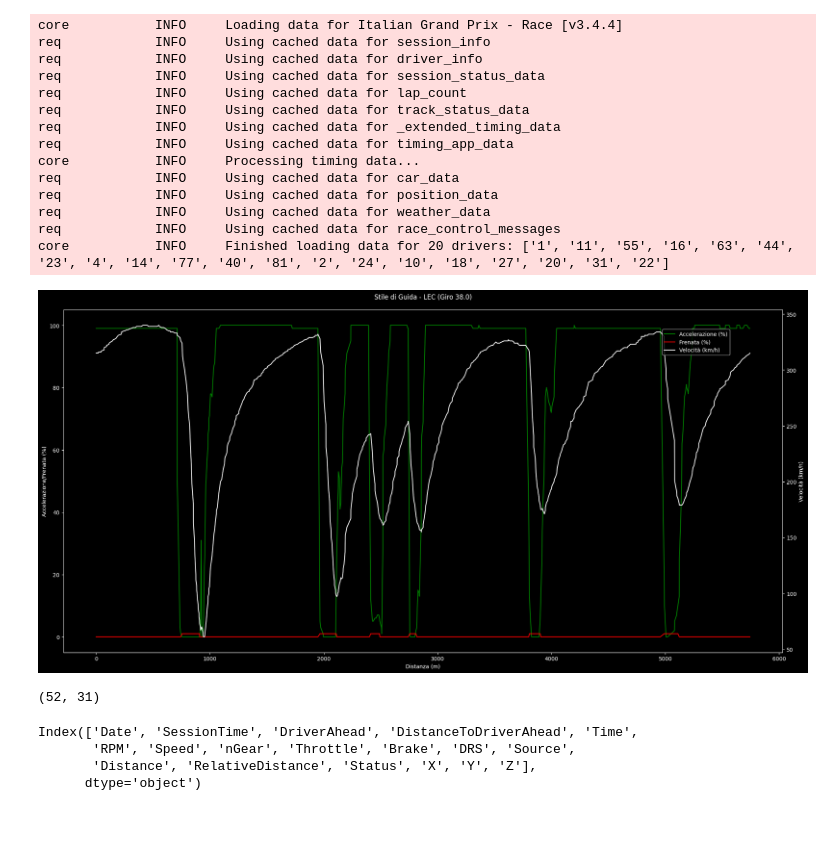
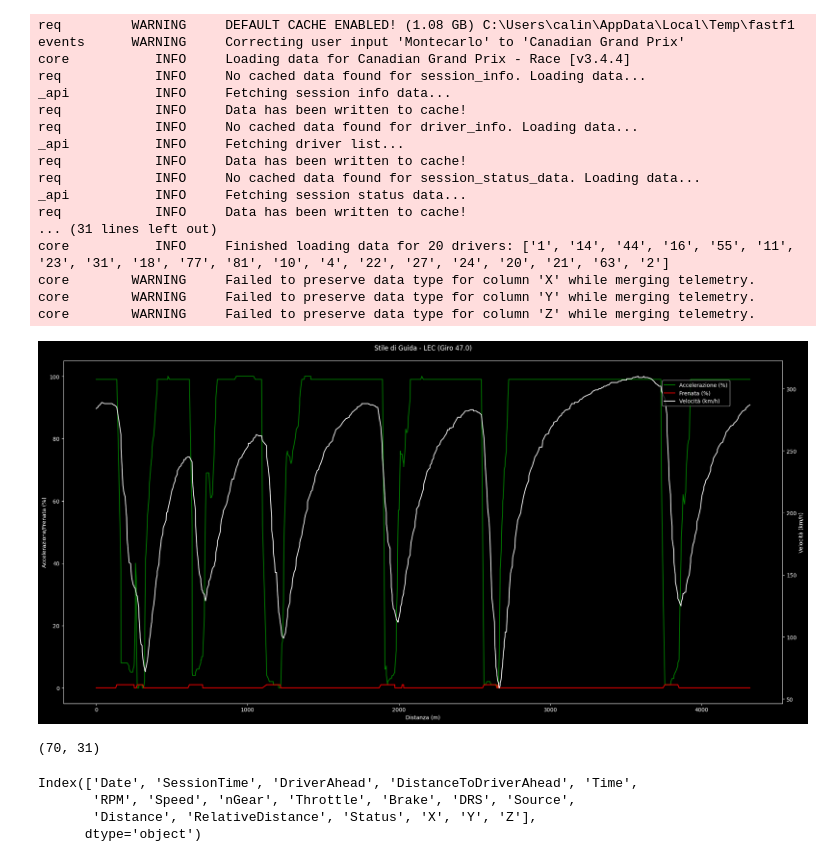
Before and after one commit to Vladinsky/fasftF1, a Jupyter notebook: stile_di_guida.ipynb, the cells around one changed output. Saved outputs shown, nothing was run; the diff lists cells and outputs as text; code cells hidden in the pictures; blank space fills up the shorter version.

```diff
--- a/stile_di_guida.ipynb
+++ b/stile_di_guida.ipynb
@@ -3,7 +3,7 @@ import fastf1 as ff1
 import matplotlib.pyplot as plt
 # %%
 # Carica i dati della sessione
-session = ff1.get_session(2023, 'Monza', 'R')  # Anno, Circuito, Tipo di sessione (R = Gara)
+session = ff1.get_session(2023, 'Montecarlo', 'R')  # Anno, Circuito, Tipo di sessione (R = Gara)
 session.load()
 
 # Seleziona il pilota (es. Lewis Hamilton, vettura 44)
@@ -20,52 +20,55 @@ brake = telemetry['Brake']  # Frenata (0-100%)
 speed = telemetry['Speed']  # Velocità (km/h)
 distance = telemetry['Distance']  # Distanza percorsa durante il giro
 
 # Crea il grafico con sfondo nero
 plt.style.use('dark_background')  # Imposta lo sfondo nero
 fig, ax = plt.subplots(figsize=(20,10))
 
 # Grafico dell'accelerazione
 ax.plot(distance, throttle, color='green', label='Accelerazione (%)')
 
 # Grafico della frenata
 ax.plot(distance, brake, color='red', label='Frenata (%)')
 
 # Grafico della velocità (sull'asse secondario)
 ax2 = ax.twinx()
 ax2.plot(distance, speed, color='white', label='Velocità (km/h)')
 ax2.set_ylabel('Velocità (km/h)', color='white')
 ax2.tick_params(axis='y', labelcolor='white')
 
 # Aggiungi titolo e legenda
 ax.set_xlabel('Distanza (m)')
 ax.set_ylabel('Accelerazione/Frenata (%)', color='white')
 ax.tick_params(axis='y', labelcolor='white')
 plt.title(f"Stile di Guida - {driver_code} (Giro {fastest_lap['LapNumber']})", pad=20)
 fig.legend(loc='upper right', bbox_to_anchor=(0.9, 0.9))
 
 # Mostra il grafico
 plt.tight_layout()
 plt.show()
 # %% [output]
-core           INFO     Loading data for Italian Grand Prix - Race [v3.4.4]
-req            INFO     Using cached data for session_info
-req            INFO     Using cached data for driver_info
-req            INFO     Using cached data for session_status_data
-req            INFO     Using cached data for lap_count
-req            INFO     Using cached data for track_status_data
-req            INFO     Using cached data for _extended_timing_data
-req            INFO     Using cached data for timing_app_data
-core           INFO     Processing timing data...
-req            INFO     Using cached data for car_data
-req            INFO     Using cached data for position_data
-req            INFO     Using cached data for weather_data
-req            INFO     Using cached data for race_control_messages
-core           INFO     Finished loading data for 20 drivers: ['1', '11', '55', '16', '63', '44', '23', '4', '14', '77', '40', '81', '2', '24', '10', '18', '27', '20', '31', '22']
+req         WARNING     DEFAULT CACHE ENABLED! (1.08 GB) C:\Users\calin\AppData\Local\Temp\fastf1
+events      WARNING     Correcting user input 'Montecarlo' to 'Canadian Grand Prix'
+core           INFO     Loading data for Canadian Grand Prix - Race [v3.4.4]
+req            INFO     No cached data found for session_info. Loading data...
+_api           INFO     Fetching session info data...
+req            INFO     Data has been written to cache!
+req            INFO     No cached data found for driver_info. Loading data...
+_api           INFO     Fetching driver list...
+req            INFO     Data has been written to cache!
+req            INFO     No cached data found for session_status_data. Loading data...
+_api           INFO     Fetching session status data...
+req            INFO     Data has been written to cache!
+... (31 lines left out)
+core           INFO     Finished loading data for 20 drivers: ['1', '14', '44', '16', '55', '11', '23', '31', '18', '77', '81', '10', '4', '22', '27', '24', '20', '21', '63', '2']
+core        WARNING     Failed to preserve data type for column 'X' while merging telemetry.
+core        WARNING     Failed to preserve data type for column 'Y' while merging telemetry.
+core        WARNING     Failed to preserve data type for column 'Z' while merging telemetry.
-[figure, old version]
+[figure, new version]
 # %%
 driver_laps.shape
 # %% [output]
-(52, 31)
+(70, 31)
 # %%
 print(telemetry.columns)
 # %% [output]
```
